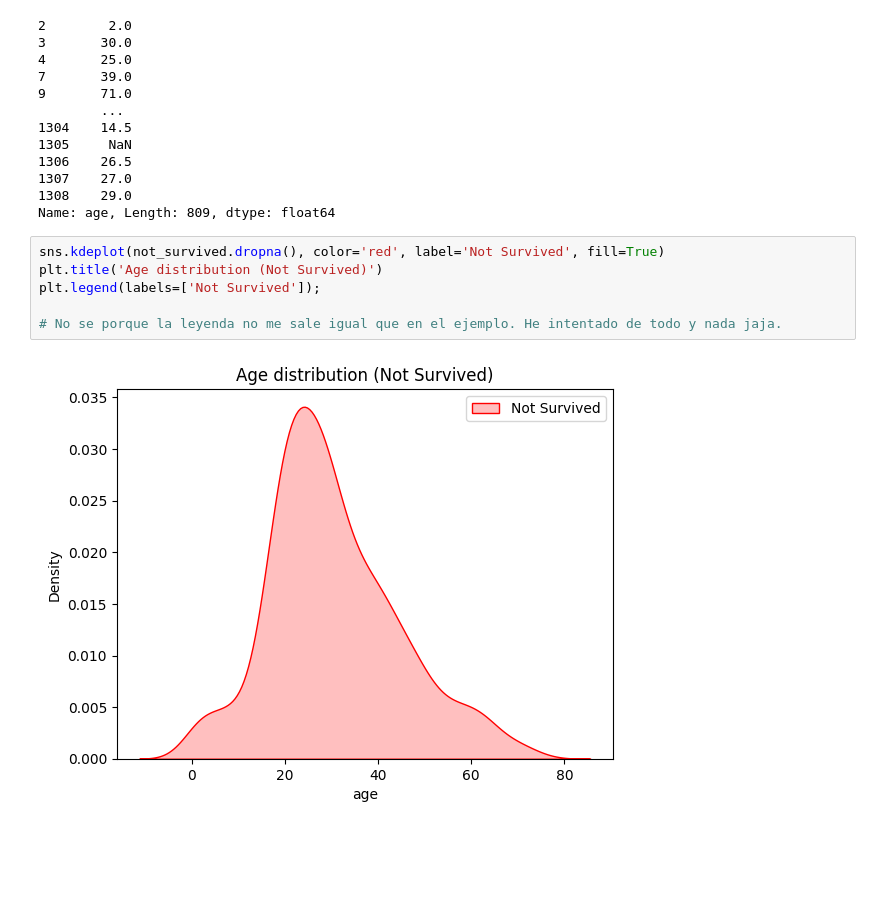
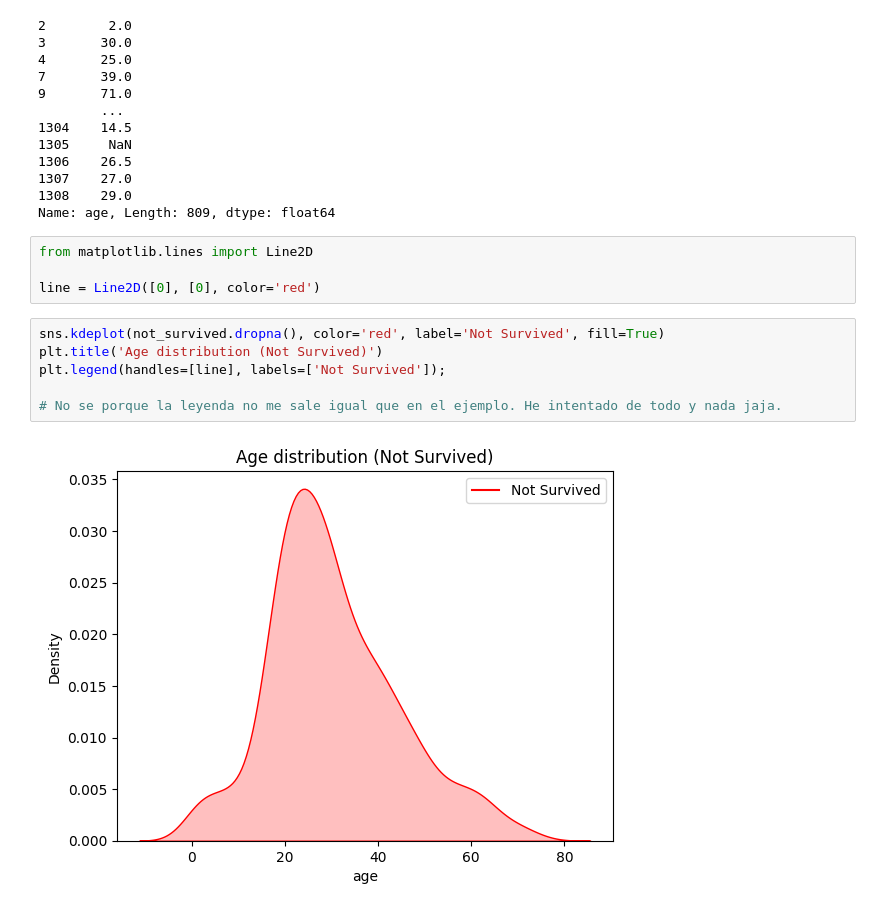
Before and after one commit to fgoiri/2026-02-BILBAO-FT-Data-Science, a Jupyter notebook: 2-Data_Analysis/2-Pandas/Practica/7-Titanic/Titanic-exercise_FGO.ipynb, the cells around one changed output. Drawn from its saved outputs; the diff is of its cells as text; blank space fills up the shorter version.

```diff
--- a/2-Data_Analysis/2-Pandas/Practica/7-Titanic/Titanic-exercise_FGO.ipynb
+++ b/2-Data_Analysis/2-Pandas/Practica/7-Titanic/Titanic-exercise_FGO.ipynb
@@ -612,11 +652,15 @@ not_survived
 1307    27.0
 1308    29.0
 Name: age, Length: 809, dtype: float64
+# %%
+from matplotlib.lines import Line2D
+
+line = Line2D([0], [0], color='red')
 # %%
 sns.kdeplot(not_survived.dropna(), color='red', label='Not Survived', fill=True)
 plt.title('Age distribution (Not Survived)')
-plt.legend(labels=['Not Survived']);
+plt.legend(handles=[line], labels=['Not Survived']);
 
 # No se porque la leyenda no me sale igual que en el ejemplo. He intentado de todo y nada jaja.
 # %% [output]
-[figure, old version]
+[figure, new version]
```
Also changed, not shown: parts of 12 cells of this notebook, 12 other files.
